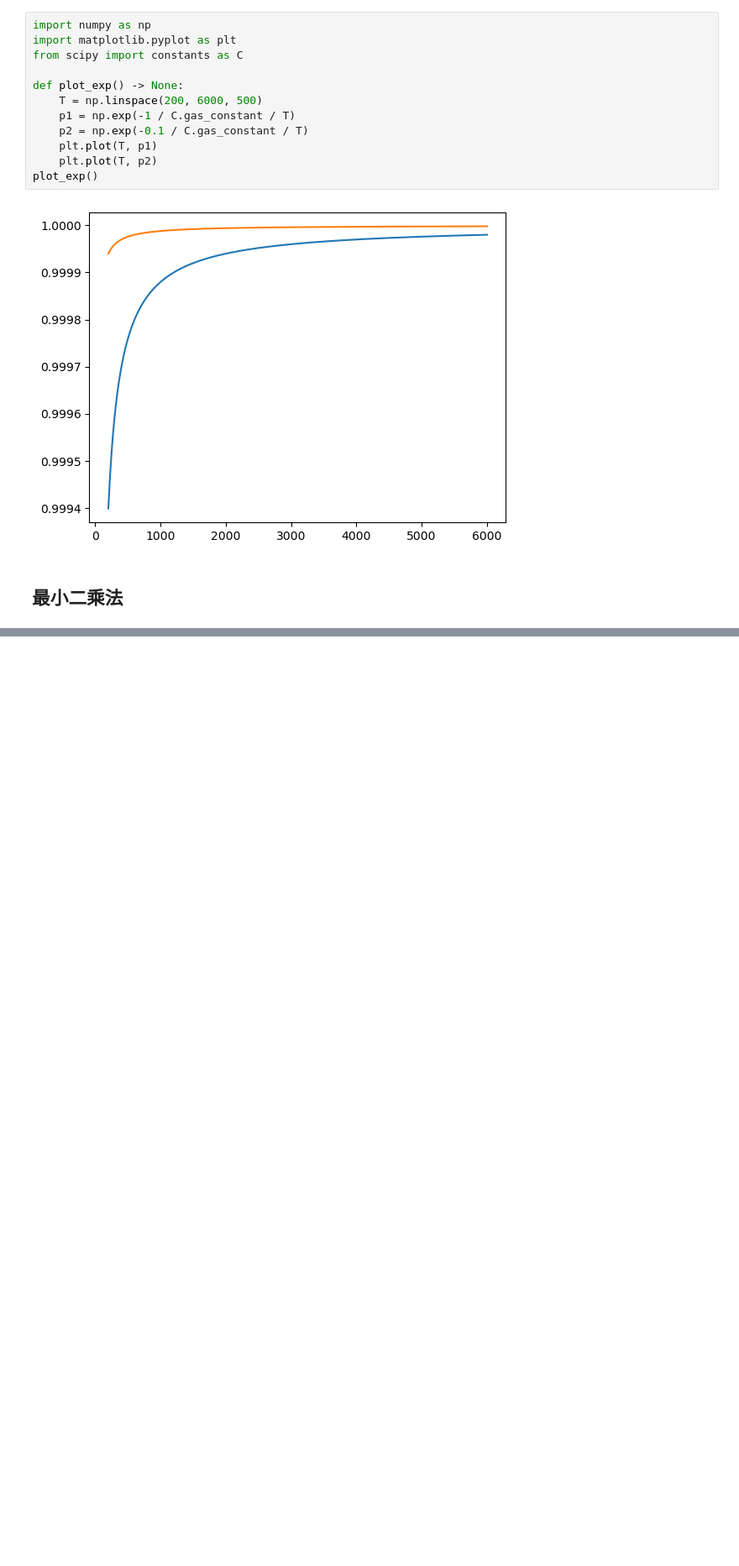
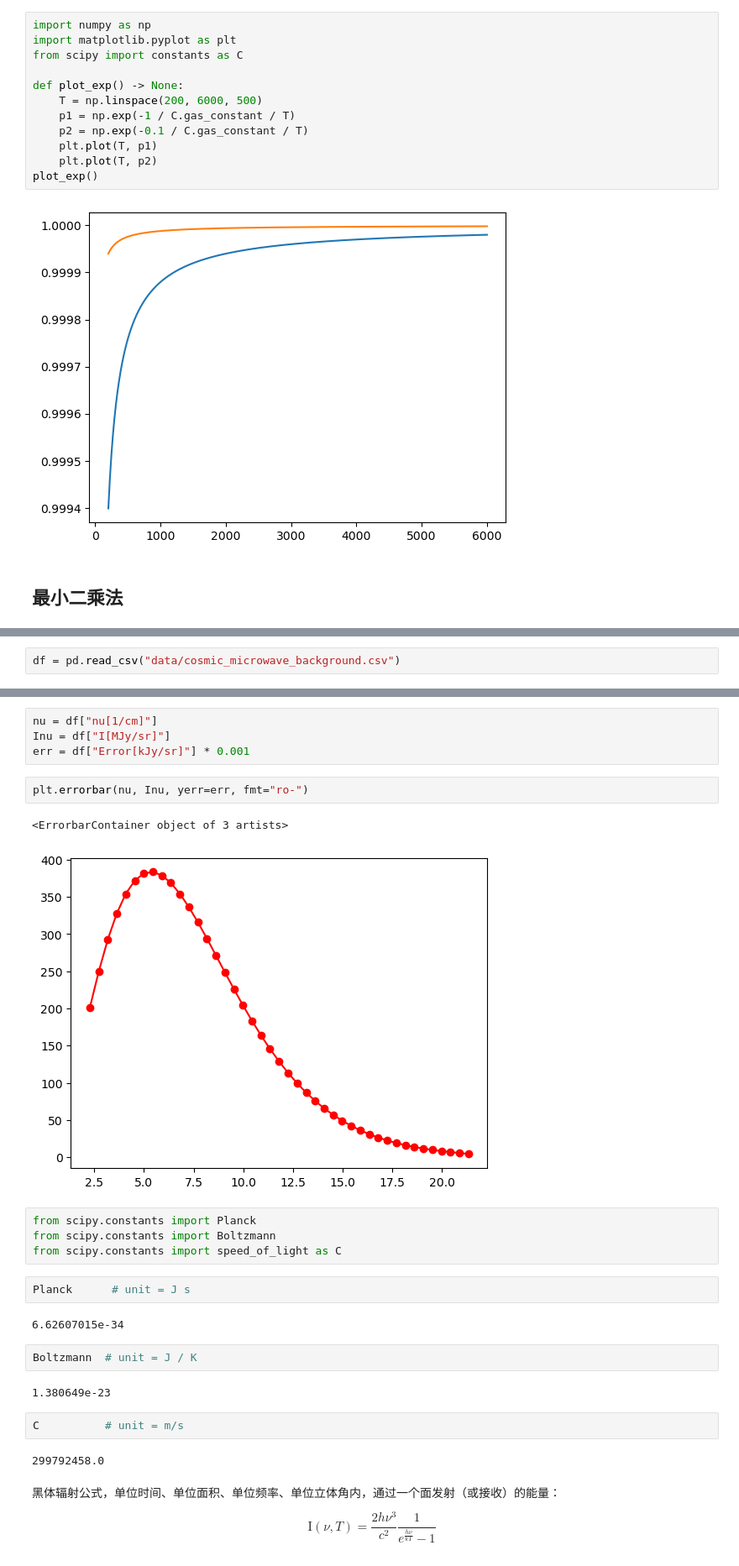
Before and after one commit to luomochen/Code, a Jupyter notebook: jupyter/comp_phys_num.ipynb, the cells around one changed output, grey strips where cells are left out. Shown: that part at 84% size. Saved outputs shown, nothing was run; the diff lists cells and outputs as text; blank space fills up the shorter version.

```diff
--- a/jupyter/comp_phys_num.ipynb
+++ b/jupyter/comp_phys_num.ipynb
@@ -420,0 +425,2 @@ plot_exp()
+# %%
+df = pd.read_csv("data/cosmic_microwave_background.csv")
@@ -420,0 +436,29 @@ plot_exp()
+# %%
+nu = df["nu[1/cm]"]
+Inu = df["I[MJy/sr]"]
+err = df["Error[kJy/sr]"] * 0.001
+# %%
+plt.errorbar(nu, Inu, yerr=err, fmt="ro-")
+# %% [output]
+<ErrorbarContainer object of 3 artists>
+[figure, added]
+# %%
+from scipy.constants import Planck
+from scipy.constants import Boltzmann
+from scipy.constants import speed_of_light as C
+# %%
+Planck      # unit = J s
+# %% [output]
+6.62607015e-34
+# %%
+Boltzmann  # unit = J / K
+# %% [output]
+1.380649e-23
+# %%
+C          # unit = m/s
+# %% [output]
+299792458.0
+# %% [markdown]
+黑体辐射公式，单位时间、单位面积、单位频率、单位立体角内，通过一个面发射（或接收）的能量：
+
+$$\mathrm{I}(\nu, T)=\frac{2 h \nu^{3}}{c^{2}} \frac{1}{e^{\frac{h \nu}{k T}}-1}$$
```
Also changed, not shown: parts of 7 cells of this notebook, 7 other files.
